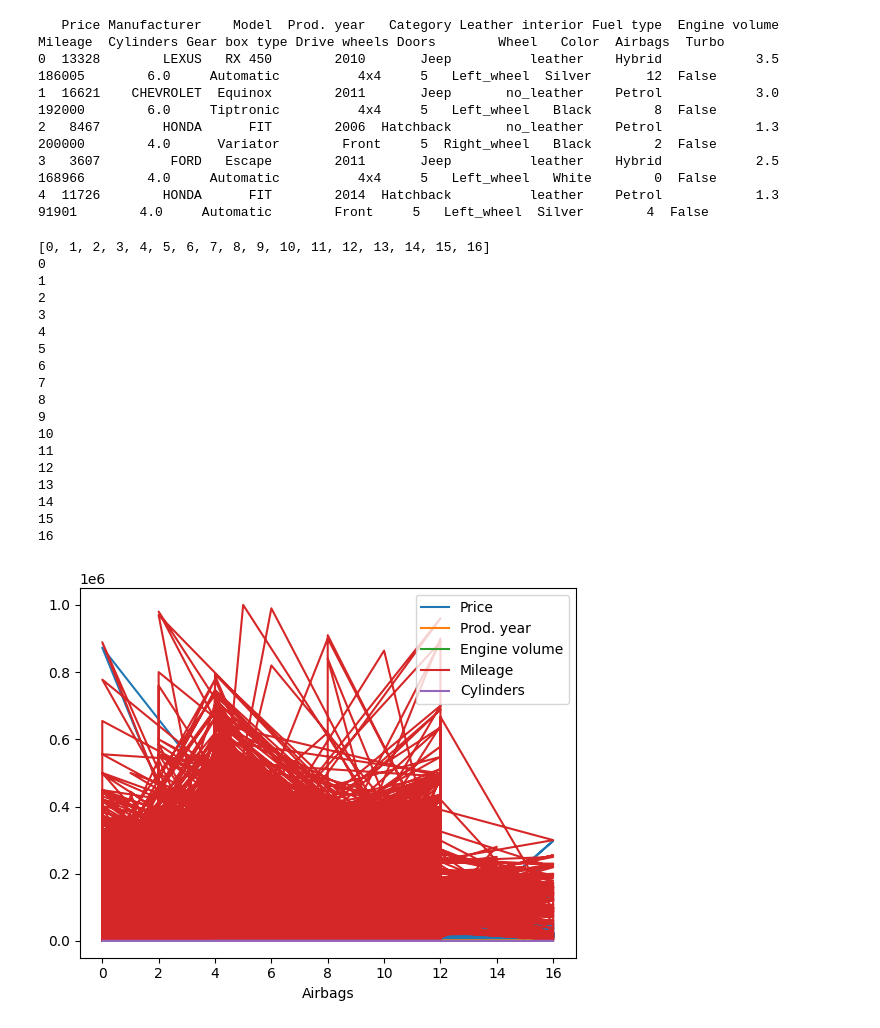
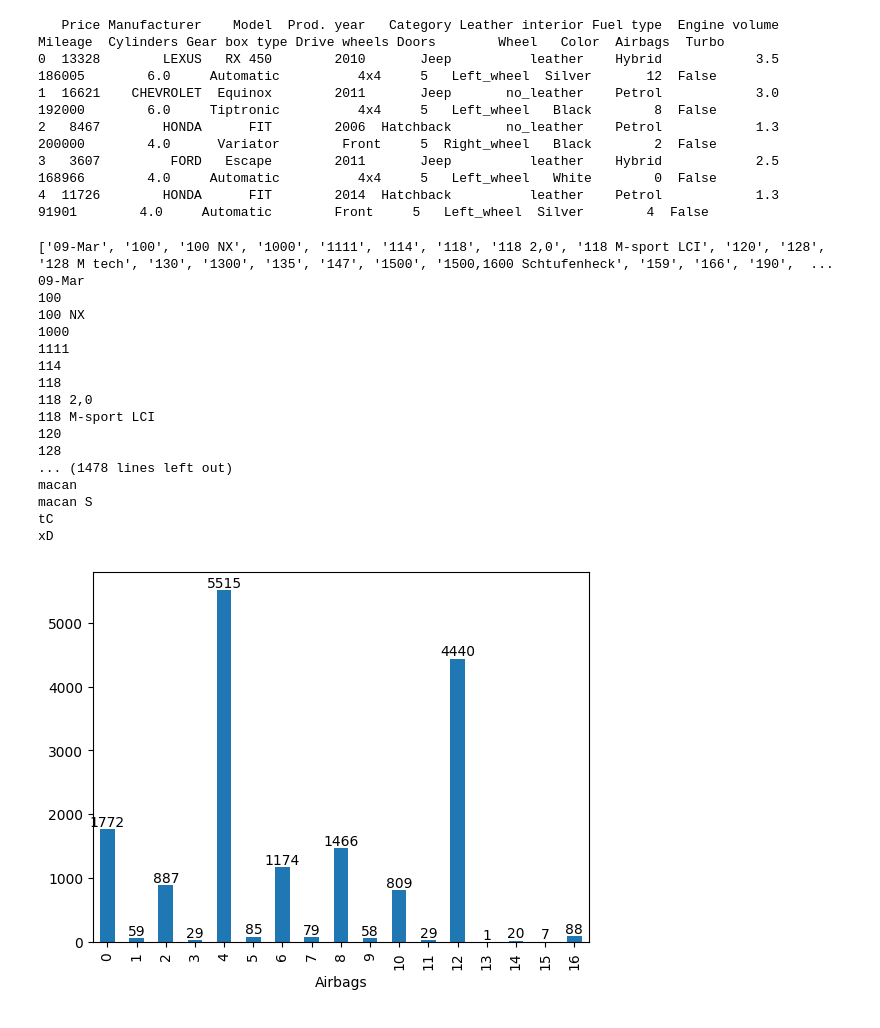
Before and after one commit to Quentin0312/brief_s3_car_backend, a Jupyter notebook: datacsv/cleaning_v2.ipynb, the cells around one changed output. Cells and saved outputs as stored; diff of their text form; code cells hidden in the pictures.

```diff
--- a/datacsv/cleaning_v2.ipynb
+++ b/datacsv/cleaning_v2.ipynb
@@ -42,7 +42,7 @@ print(df.head())
 4  11726        HONDA      FIT        2014  Hatchback          leather    Petrol            1.3    91901        4.0     Automatic        Front     5   Left_wheel  Silver        4  False
 # %%
 liste_price = []
-for elt in df['Airbags'].unique():
+for elt in df['Model'].unique():
     liste_price.append(elt)
 
 liste_price.sort()
@@ -51,26 +51,30 @@ print(liste_price)
 for elt in liste_price:
     print(elt)
 # %% [output]
-[0, 1, 2, 3, 4, 5, 6, 7, 8, 9, 10, 11, 12, 13, 14, 15, 16]
-0
-1
-2
-3
-4
-5
-6
-7
-8
-9
-10
-11
-12
-13
-14
-15
-16
+['09-Mar', '100', '100 NX', '1000', '1111', '114', '118', '118 2,0', '118 M-sport LCI', '120', '128', '128 M tech', '130', '1300', '135', '147', '1500', '1500,1600 Schtufenheck', '159', '166', '190',  ...
+09-Mar
+100
+100 NX
+1000
+1111
+114
+118
+118 2,0
+118 M-sport LCI
+120
+128
+... (1478 lines left out)
+macan
+macan S
+tC
+xD
-# %%
-df.plot(kind='bar', x='Airbags', y='Price')
-plt.show()
-# %% [output]
-[figure, removed]
+# %%
+airbags_counts = df['Airbags'].value_counts()
+airbags_counts = airbags_counts.sort_index()
+ax = airbags_counts.plot(kind='bar')
+
+for i, count in enumerate(airbags_counts):
+    ax.annotate(str(count), (i, count), ha='center', va='bottom')
+plt.show()
+# %% [output]
+[figure, added]
```
Also changed, not shown: 1 other file.
